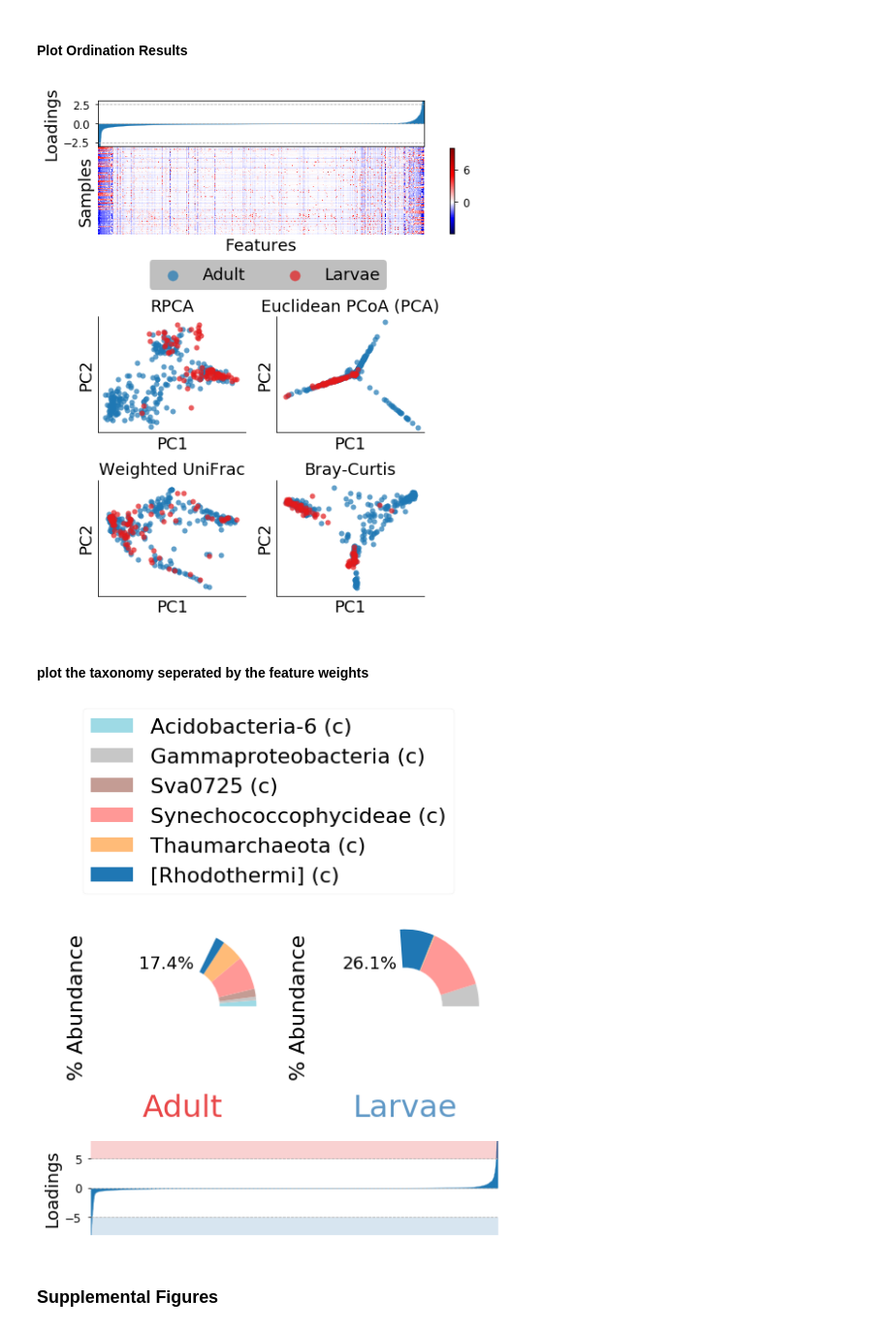
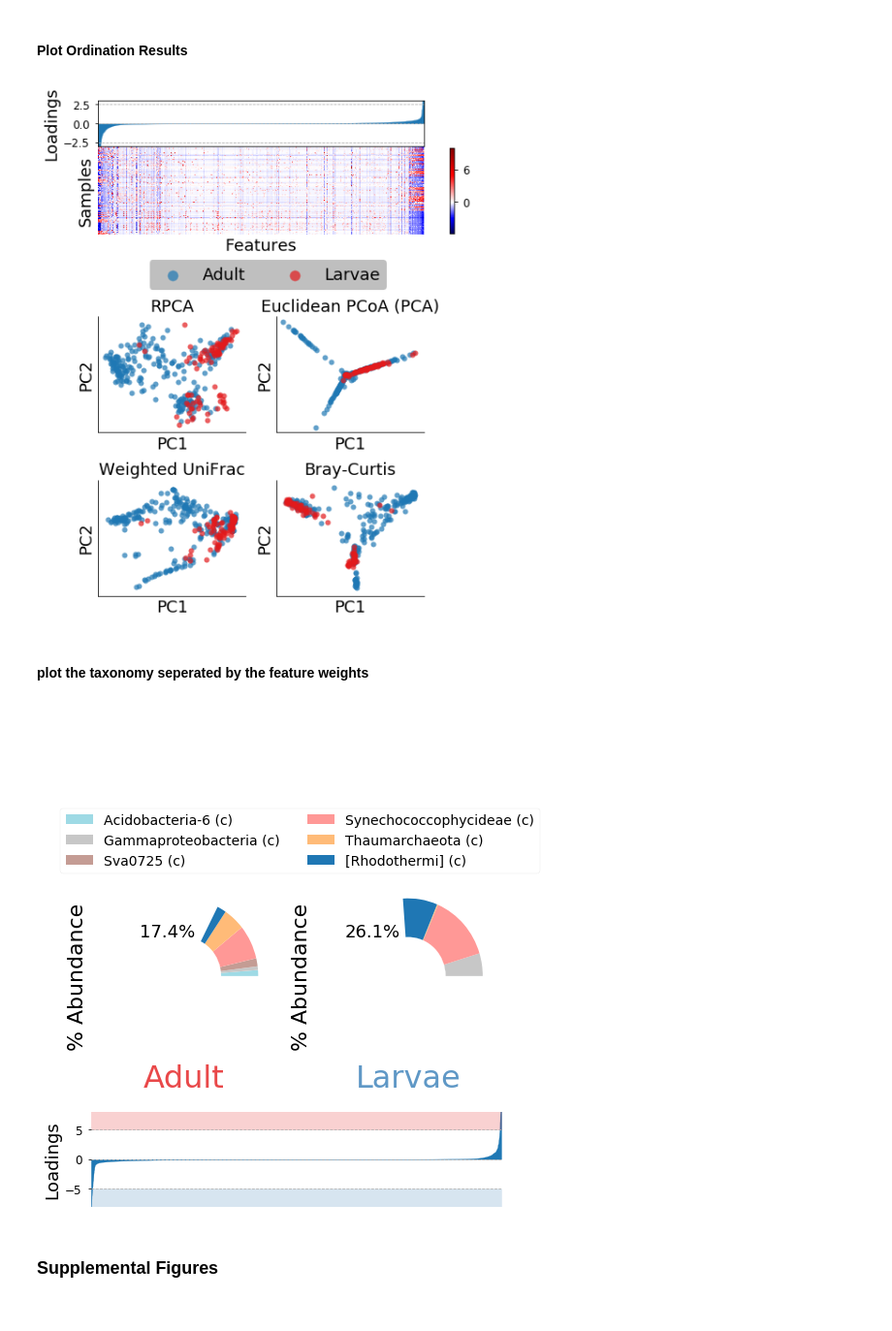
Before and after one commit to biocore/DEICODE, a Jupyter notebook: Examples/sponge_biom.ipynb, the cells around one changed output. Shown: that part at 97% size. Drawn from its saved outputs; the diff is of its cells as text; code cells hidden in the pictures.

Commit message:
fixing example index sorting error

```diff
--- a/Examples/sponge_biom.ipynb
+++ b/Examples/sponge_biom.ipynb
@@ -54,15 +54,10 @@ in_biom='data/sponge/sponge_table.biom' #import biom file
 table = load_table(in_biom)
 sample_filter = lambda val, id_, md: sum(val) > 500
 table = table.filter(sample_filter, axis='sample')
-otutabledf=table.to_dataframe()
-otutabledf=otutabledf.T
-otutabledf.drop_duplicates(inplace=True)
+otutabledf=table.to_dataframe().T.drop_duplicates()
 
 # Get OTU to taxa match
-taxonomy=table.metadata_to_dataframe('observation')
-taxonomy.columns=['kingdom', 'phylum', 'class', 'order',
-                             'family', 'genus', 'species']
-taxonomy['taxonomy'] = taxonomy[taxonomy.columns].apply(lambda x: ';'.join(x), axis=1)
+taxonomy=get_taxa(table.metadata_to_dataframe('observation'))
 
 #mapping import
 map_file='data/sponge/sponge_mapping.txt' #import metadata
@@ -75,20 +70,27 @@ Now we can extract OTUs (features) that separate sponges across life stages.
 
 We want to see if life stage is an important category. We would also like to find out what pattern of OTUs best explain possible variation between life stages. In this case we use a rank of 2 because life stage has two possible classes; Adult or Larvae.
 # %%
+# rclr preprocessing
 table_norm=rclr().fit_transform(otutabledf.copy())
-opt=OptSpace(rank=2,iteration=5,tol=1e-5).fit(table_norm)
+# OptSpace (RPCA)
+opt=OptSpace(rank=2).fit(table_norm)
+
+#Sample Loadings
 sample_loading=pd.DataFrame(opt.sample_weights,index=otutabledf.index)
-feature_loading=pd.DataFrame(opt.feature_weights,index=otutabledf.columns)
+sample_loading = sample_loading.rename(columns={0: 'PC1', 1: 'PC2'})
 
-raw_res = pcoa(DistanceMatrix(pdist(otutabledf.as_matrix(), 'euclidean'),
-                              list(otutabledf.index)))
-bray_pcoa = pcoa(DistanceMatrix(pdist(otutabledf.as_matrix(), 'braycurtis'),
-                              list(otutabledf.index)))
+#Feature Loadings
+feature_loading=pd.DataFrame(opt.feature_weights,index=otutabledf.columns).sort_values(by=0)
 
-#save values to df
-feature_loading = feature_loading.sort_values(by=0)
+# Euclidean Distance
+euc_dist=pdist(otutabledf.as_matrix(), 'euclidean')
+# Bray-Curtis Distance
+bray_dist=pdist(otutabledf.as_matrix(), 'braycurtis')
+
+# Sort the metadata by solid food class (Pre and Post)
 life_stage = mappingdf['life_stage'].sort_values()
-sample_loading = sample_loading.rename(columns={0: 'PC1', 1: 'PC2'})
+
+# view a sample of loadings
 sample_loading.head(5)
 # %% [output]
 |  | PC1 | PC2 |
@@ -235,10 +237,11 @@ ax_cbar.set_yticks([])
 unifrac_weighted_pcoa=pcoa(unifrac_weighted_dist).samples
 unifrac_weighted_pcoa.index=list(mappingdf.index)
 
-ax_raw_complete = plot_lifestage(sample_loading, mappingdf, ax_raw_complete)
-ax_raw_bray = plot_lifestage(raw_res.samples, mappingdf, ax_raw_bray)
-ax_raw_uni = plot_lifestage(unifrac_weighted_pcoa, mappingdf, ax_raw_uni)
-ax_raw_uni_un = plot_lifestage(bray_pcoa.samples, mappingdf, ax_raw_uni_un)
+ax_raw_complete = plot_lifestage(pcoa(rpca_dist).samples, mappingdf, ax_raw_complete)
+ax_raw_bray = plot_lifestage(pcoa(euc_dist).samples, mappingdf, ax_raw_bray)
+ax_raw_uni = plot_lifestage(pcoa(unifrac_weighted_dist).samples, mappingdf, ax_raw_uni)
+ax_raw_uni_un = plot_lifestage(pcoa(bray_dist).samples, mappingdf, ax_raw_uni_un)
+
 ax_raw_uni.set_title('Weighted UniFrac', fontsize=18)
 ax_raw_uni_un.set_title('Bray-Curtis', fontsize=18)
 ax_raw_complete.set_title('RPCA', fontsize=18)
@@ -251,7 +254,7 @@ ax_raw_uni_un.legend(loc=1,bbox_to_anchor=(.8, 2.97),prop={'size':18},
 fig.savefig('figures/figure3A.png',dpi=300, bbox_inches='tight',facecolor='white')
 plt.show()
 # %% [output]
-[figure, old version]
+[figure, new version]
 # %% [markdown]
 #### plot the taxonomy seperated by the feature weights
 # %%
@@ -297,37 +300,37 @@ for (count_,group_),ax,cols_ in zip(enumerate(mean_abundances.columns),
                              [ax_group1,ax_group2]
                                    ,['#e41a1c','#377eb8']):
     all_pie=mean_abundances.copy()
 
     all_pie[group_]=all_pie[group_]/100
 
     # Create a circle for the center of the plot
     my_circle=plt.Circle( (0,0), 0.5, color='white')
 
     all_pie[group_].T.plot.pie(ax=ax,
                                     labels=['' for x in mean_abundances[group_].values],
                                    colormap='tab20_r')
 
     ax.set_ylabel('% Abundance',fontsize=22)
     ax.add_artist(my_circle)
     ax.annotate(percs[count_], locs[count_],fontsize=18)
     ax.set_title(group_,fontsize=32,y=-.10,color=cols_,alpha=.8)
 
 ax_group1.legend(labels=all_pie.index,title=""
-                 , loc=2,prop={'size':22}
-                 ,bbox_to_anchor=(-.1, 2.1),
-                ncol=math.floor(np.sqrt(len(mean_abundances.index)))-1)
+                 , loc=2,prop={'size':14}
+                 ,bbox_to_anchor=(-0.2, 1.4),
+                ncol=math.floor(np.sqrt(len(mean_abundances.index))))
 
 ax_legend.grid()
 ax_legend.set_xticks([])
 ax_legend.set_yticks([])
 ax_legend.axis('off')
 ax_legend.grid()
 ax_legend.set_xticks([])
 ax_legend.set_yticks([])
 fig.savefig('figures/figure4A.png',dpi=300, bbox_inches='tight',facecolor='white')
 plt.show()
 # %% [output]
-[figure, old version]
+[figure, new version]
 # %% [markdown]
 ### Supplemental Figures
 # %%
```
Also changed, not shown: parts of 5 cells of this notebook, 14 other files.
